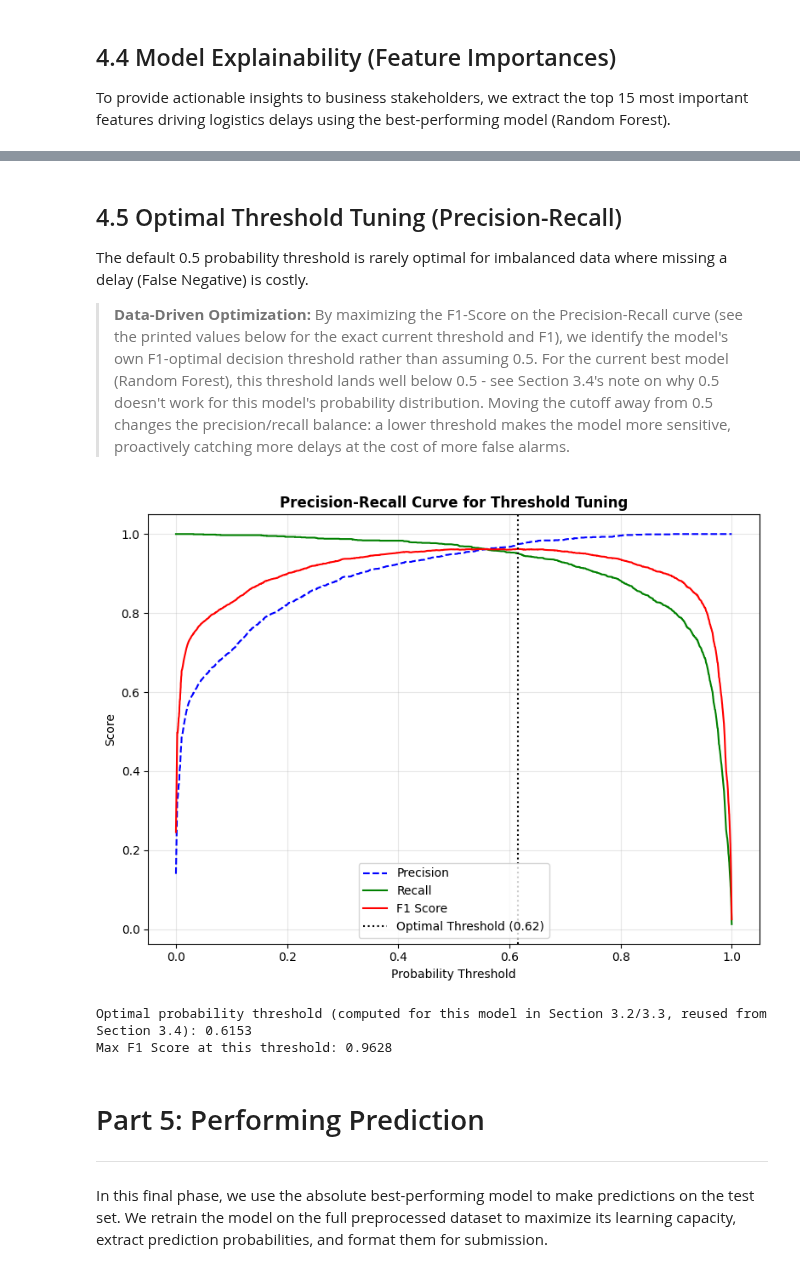
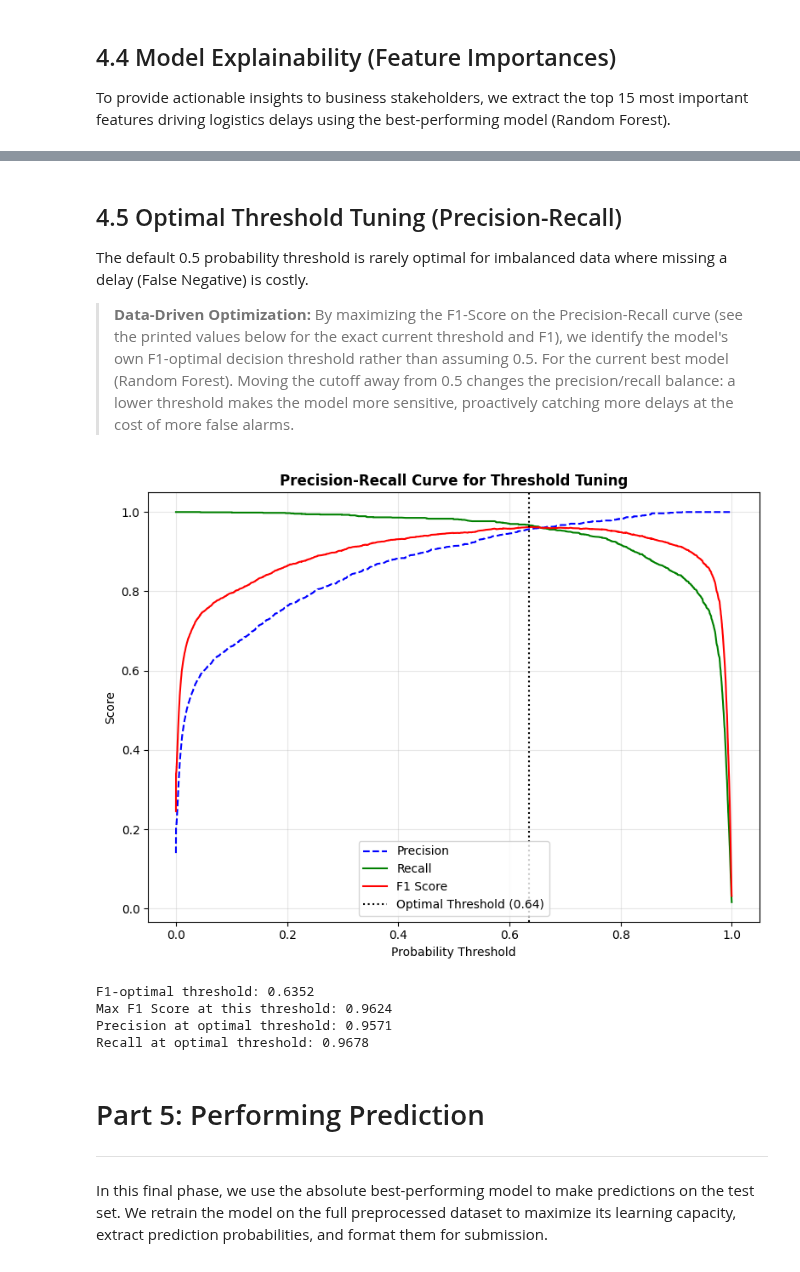
Before and after one commit to InbarKedem/final-project-intro-to-ml, a Jupyter notebook: task.ipynb, the cells around one changed output, grey strips where cells are left out. Drawn from its saved outputs; the diff is of its cells as text; code cells hidden in the pictures.

```diff
--- a/task.ipynb
+++ b/task.ipynb
@@ -2710,36 +2706,41 @@ else:
 
 The default 0.5 probability threshold is rarely optimal for imbalanced data where missing a delay (False Negative) is costly.
 
-> **Data-Driven Optimization:** By maximizing the F1-Score on the Precision-Recall curve (see the printed values below for the exact current threshold and F1), we identify the model's own F1-optimal decision threshold rather than assuming 0.5. For the current best model (Random Forest), this threshold lands well below 0.5 - see Section 3.4's note on why 0.5 doesn't work for this model's probability distribution. Moving the cutoff away from 0.5 changes the precision/recall balance: a lower threshold makes the model more sensitive, proactively catching more delays at the cost of more false alarms.
+> **Data-Driven Optimization:** By maximizing the F1-Score on the Precision-Recall curve (see the printed values below for the exact current threshold and F1), we identify the model's own F1-optimal decision threshold rather than assuming 0.5. For the current best model (Random Forest). Moving the cutoff away from 0.5 changes the precision/recall balance: a lower threshold makes the model more sensitive, proactively catching more delays at the cost of more false alarms.
 # %%
 
 best_model_name = results_df['ROC_AUC'].idxmax()
 y_val_pred_proba = trained_models[best_model_name].predict_proba(X_val)[:, 1]
 
 precision, recall, thresholds = precision_recall_curve(y_val, y_val_pred_proba)
 
 f1_scores = 2 * (precision[:-1] * recall[:-1]) / (precision[:-1] + recall[:-1] + 1e-10)
 optimal_threshold = thresholds[np.argmax(f1_scores)]
 
 plt.figure(figsize=(8, 6))
 plt.plot(thresholds, precision[:-1], 'b--', label='Precision')
 plt.plot(thresholds, recall[:-1], 'g-', label='Recall')
 plt.plot(thresholds, f1_scores, 'r-', label='F1 Score')
 plt.axvline(x=optimal_threshold, color='k', linestyle=':', label=f'Optimal Threshold ({optimal_threshold:.2f})')
 plt.title('Precision-Recall Curve for Threshold Tuning', fontweight='bold')
 plt.xlabel('Probability Threshold')
 plt.ylabel('Score')
 plt.legend()
 plt.grid(True, alpha=0.3)
 plt.tight_layout()
 plt.show()
 
 print(f"F1-optimal threshold: {optimal_threshold:.4f}")
 print(f"Max F1 Score at this threshold: {f1_scores[np.argmax(f1_scores)]:.4f}")
+best_idx = np.argmax(f1_scores)
+print(f"Precision at optimal threshold: {precision[best_idx]:.4f}")
+print(f"Recall at optimal threshold: {recall[best_idx]:.4f}")
 # %% [output]
-[figure, old version]
+[figure, new version]
-Optimal probability threshold (computed for this model in Section 3.2/3.3, reused from Section 3.4): 0.6153
-Max F1 Score at this threshold: 0.9628
+F1-optimal threshold: 0.6352
+Max F1 Score at this threshold: 0.9624
+Precision at optimal threshold: 0.9571
+Recall at optimal threshold: 0.9678
 # %% [markdown]
 # Part 5: Performing Prediction
 
```
Also changed, not shown: parts of 15 cells of this notebook.
